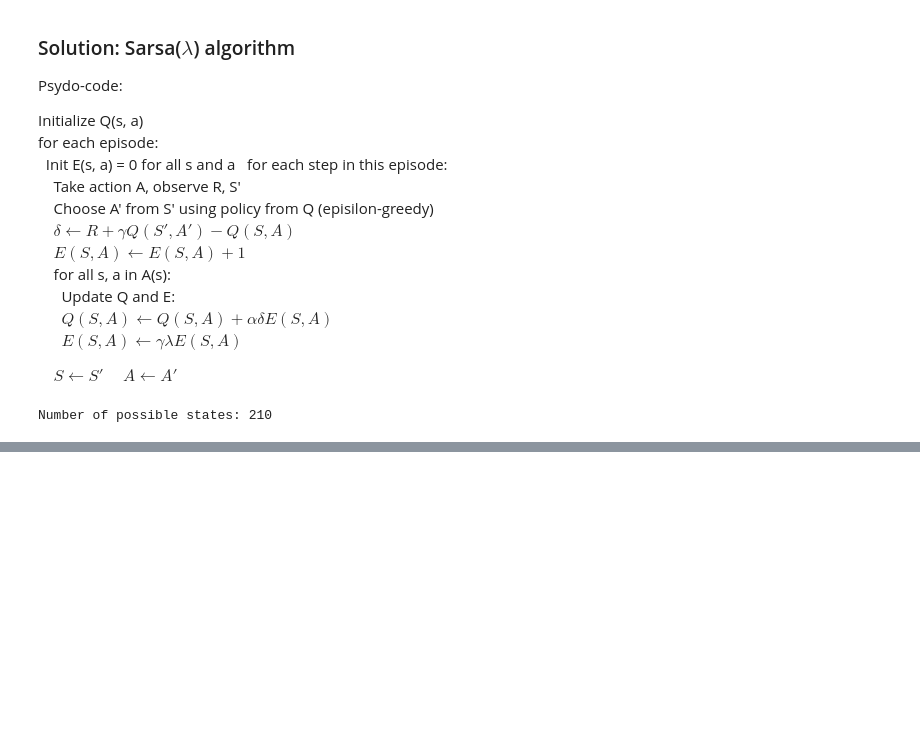
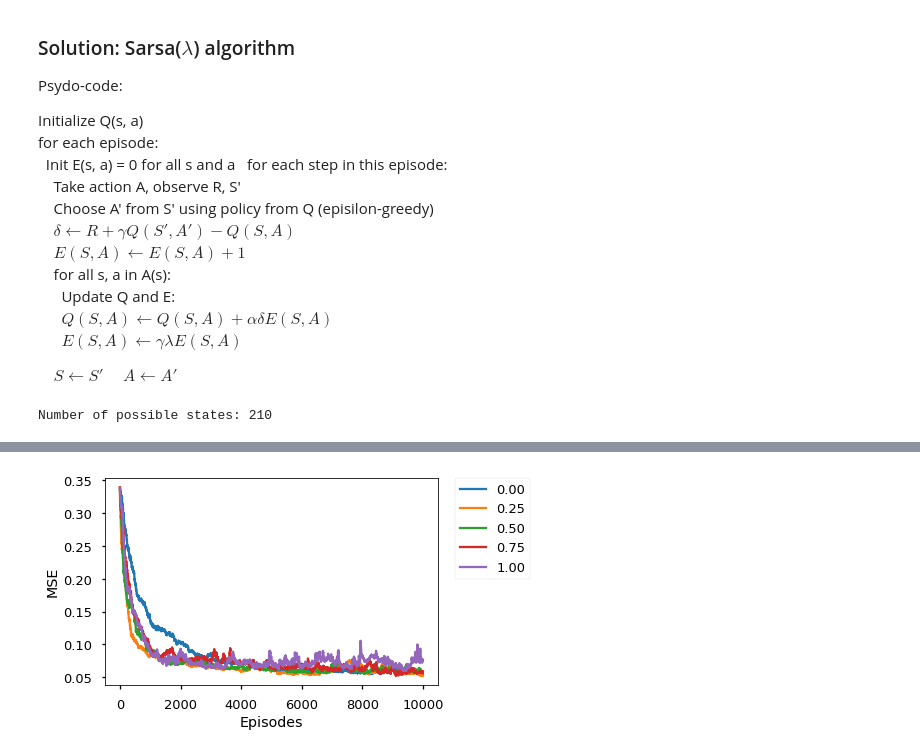
Before and after one commit to wangz10/Reinformcement-Learning, a Jupyter notebook: Easy21.ipynb, the cells around one changed output, grey strips where cells are left out. Cells and saved outputs as stored; diff of their text form; code cells hidden in the pictures; blank space fills up the shorter version.

Commit message:
Implemented linear value function approximation for Sarsa(lambda)

```diff
--- a/Easy21.ipynb
+++ b/Easy21.ipynb
@@ -385,0 +442,22 @@ plt.show();
+# %%
+epislon = 0.05
+alpha = 0.01
+gamma = 1.
+lambdas = np.linspace(0, 1, 5)
+
+n_episodes = 10000
+# to collect mean-squared errors
+MSEs = np.zeros((len(lambdas), n_episodes))
+
+# convert Q_star table to matrix/vector form to calculate MSE
+X_star = np.zeros((len(Q_star)*2, 36))
+y_star = np.zeros(len(Q_star)*2)
+
+c = 0
+for s, values in Q_star.items():
+    x0 = extract_feature_vector(s, 0)
+    x1 = extract_feature_vector(s, 1)
+    X_star[c] = x0
+    X_star[c+1] = x1
+    y_star[c:c+2] = values
+    c += 2
@@ -385,0 +528,13 @@ plt.show();
+# %%
+# Plot learning curves across lambdas
+fig, ax = plt.subplots()
+for lbda, mses in zip(lambdas, MSEs):
+    ax.plot(np.arange(len(mses)), mses, label='%.2f'%lbda)
+
+ax.set_xlabel('Episodes')
+ax.set_ylabel('MSE')
+plt.legend(bbox_to_anchor=(1.05, 1), loc=2, borderaxespad=0.)
+fig.tight_layout()
+plt.show();
+# %% [output]
+[figure, added]
```
Also changed, not shown: parts of 13 cells of this notebook.
